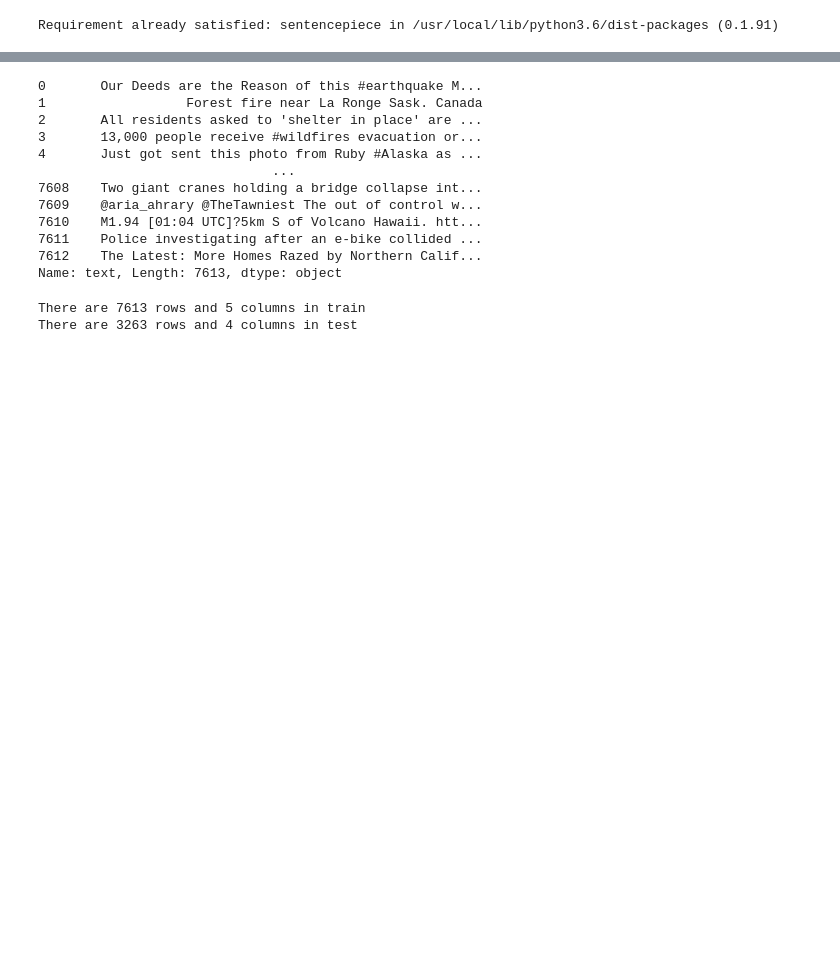
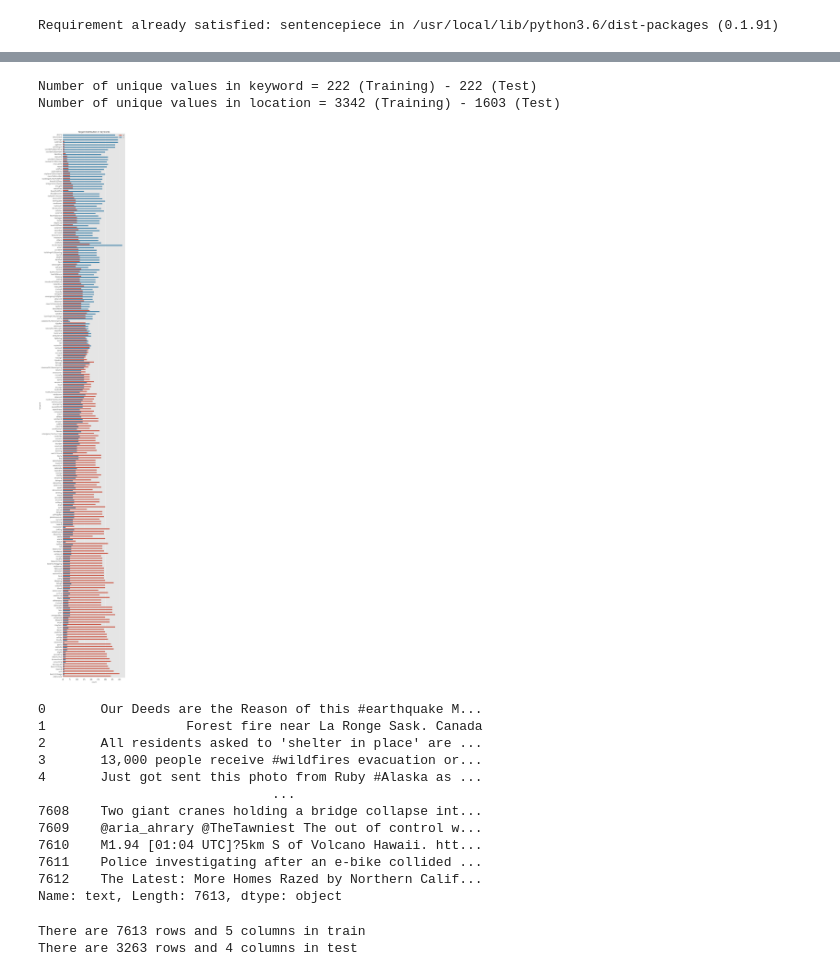
Before and after one commit to solharsh/NLP_With_ML, a Jupyter notebook: kaggle_real_disaster_or_not.ipynb, the cells around one changed output, grey strips where cells are left out. Cells and saved outputs as stored; diff of their text form; code cells hidden in the pictures; blank space fills up the shorter version.

```diff
--- a/kaggle_real_disaster_or_not.ipynb
+++ b/kaggle_real_disaster_or_not.ipynb
@@ -95,3 +123,27 @@ Using TensorFlow backend.
+# %%
+print(f'Number of unique values in keyword = {df_train["keyword"].nunique()} (Training) - {df_test["keyword"].nunique()} (Test)')
+print(f'Number of unique values in location = {df_train["location"].nunique()} (Training) - {df_test["location"].nunique()} (Test)')
+# %% [output]
+Number of unique values in keyword = 222 (Training) - 222 (Test)
+Number of unique values in location = 3342 (Training) - 1603 (Test)
+# %%
+df_train['target_mean'] = df_train.groupby('keyword')['target'].transform('mean')
+
+fig = plt.figure(figsize=(8, 72), dpi=100)
+
+sns.countplot(y=df_train.sort_values(by='target_mean', ascending=False)['keyword'],
+              hue=df_train.sort_values(by='target_mean', ascending=False)['target'])
+
+plt.tick_params(axis='x', labelsize=15)
+plt.tick_params(axis='y', labelsize=12)
+plt.legend(loc=1)
+plt.title('Target Distribution in Keywords')
+
+plt.show()
+
+df_train.drop(columns=['target_mean'], inplace=True)
+# %% [output]
+[figure, added]
 # %%
 module_url = "https://tfhub.dev/tensorflow/bert_en_uncased_L-24_H-1024_A-16/1"
 bert_layer = hub.KerasLayer(module_url, trainable=True)
```
Also changed, not shown: parts of 27 cells of this notebook.
